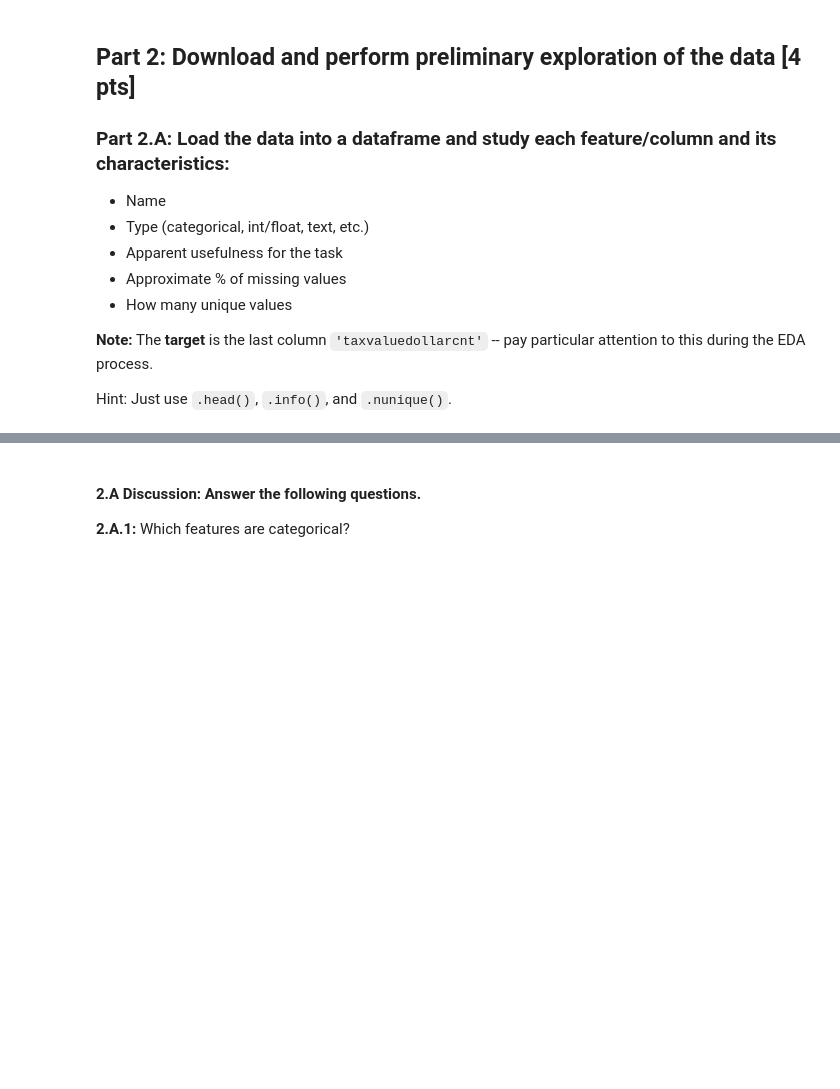
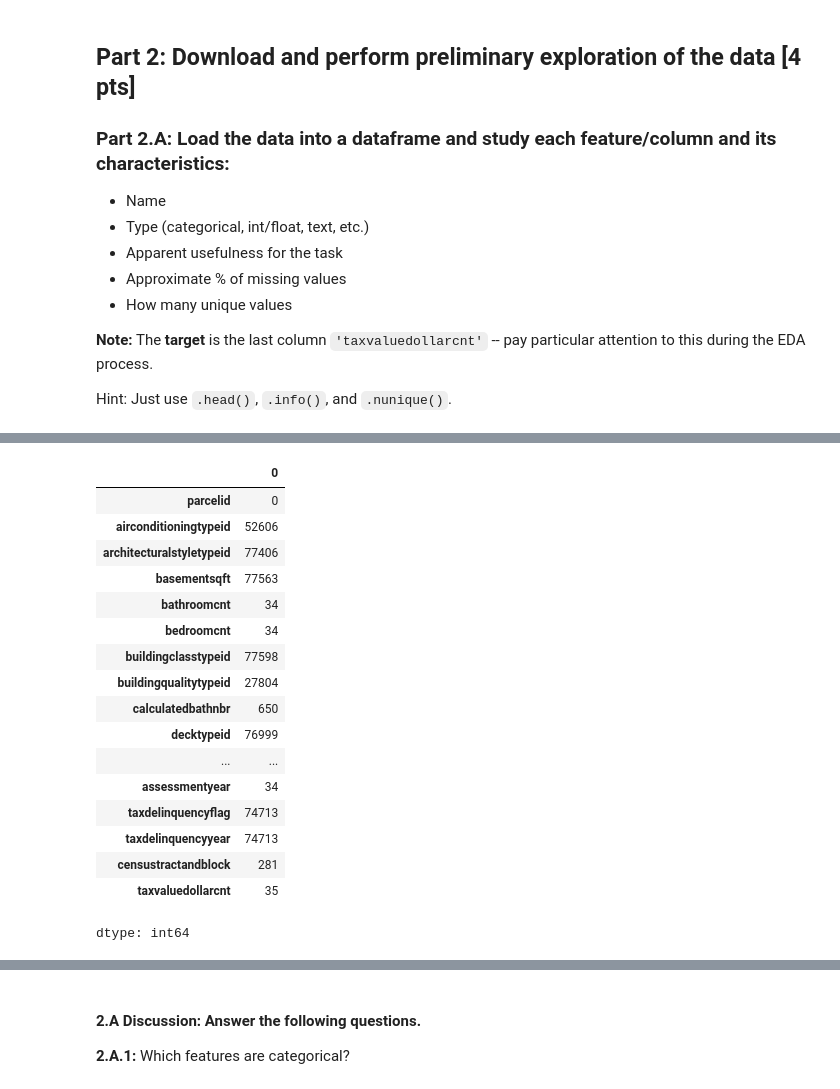
Before and after one commit to Rocking-Priya/Module-3-Assignments, a Jupyter notebook: Milestone_01.ipynb, the cells around one changed output, grey strips where cells are left out. Saved outputs shown, nothing was run; the diff lists cells and outputs as text; code cells hidden in the pictures; blank space fills up the shorter version.

```diff
--- a/Milestone_01.ipynb
+++ b/Milestone_01.ipynb
@@ -153,0 +219,21 @@ Hint: Just use `.head()`, `.info()`, and `.nunique()`.
+# %%
+df.isnull().sum()
+# %% [output]
+|  | 0 |
+| parcelid | 0 |
+| airconditioningtypeid | 52606 |
+| architecturalstyletypeid | 77406 |
+| basementsqft | 77563 |
+| bathroomcnt | 34 |
+| bedroomcnt | 34 |
+| buildingclasstypeid | 77598 |
+| buildingqualitytypeid | 27804 |
+| calculatedbathnbr | 650 |
+| decktypeid | 76999 |
+| ... | ... |
+| assessmentyear | 34 |
+| taxdelinquencyflag | 74713 |
+| taxdelinquencyyear | 74713 |
+| censustractandblock | 281 |
+| taxvaluedollarcnt | 35 |
+dtype: int64
```
Also changed, not shown: parts of 6 cells of this notebook.
